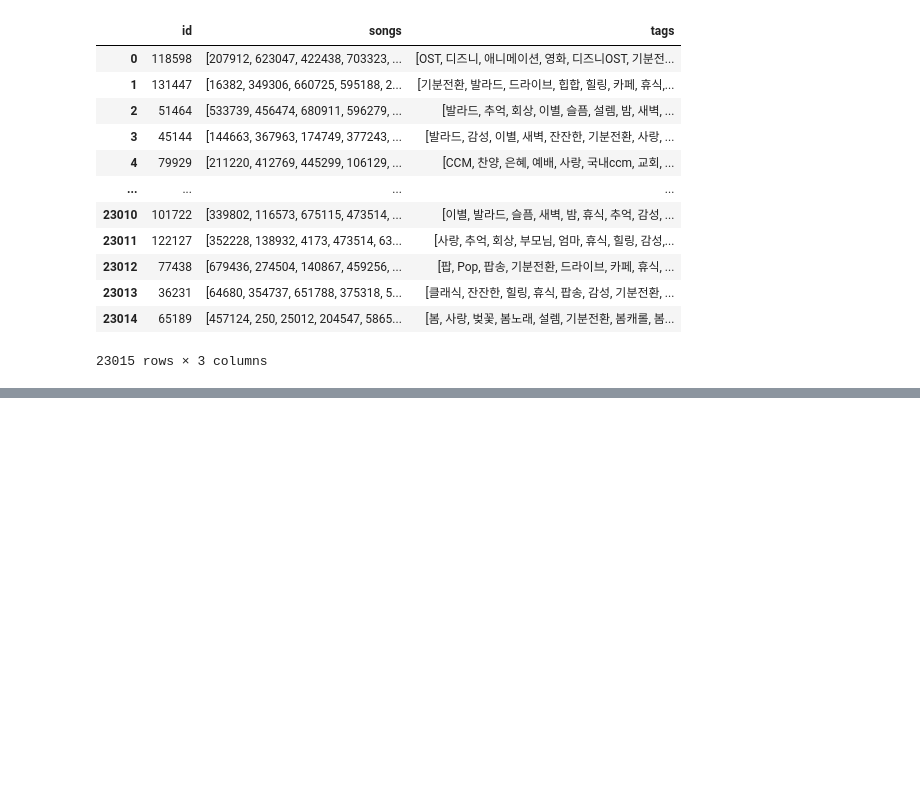
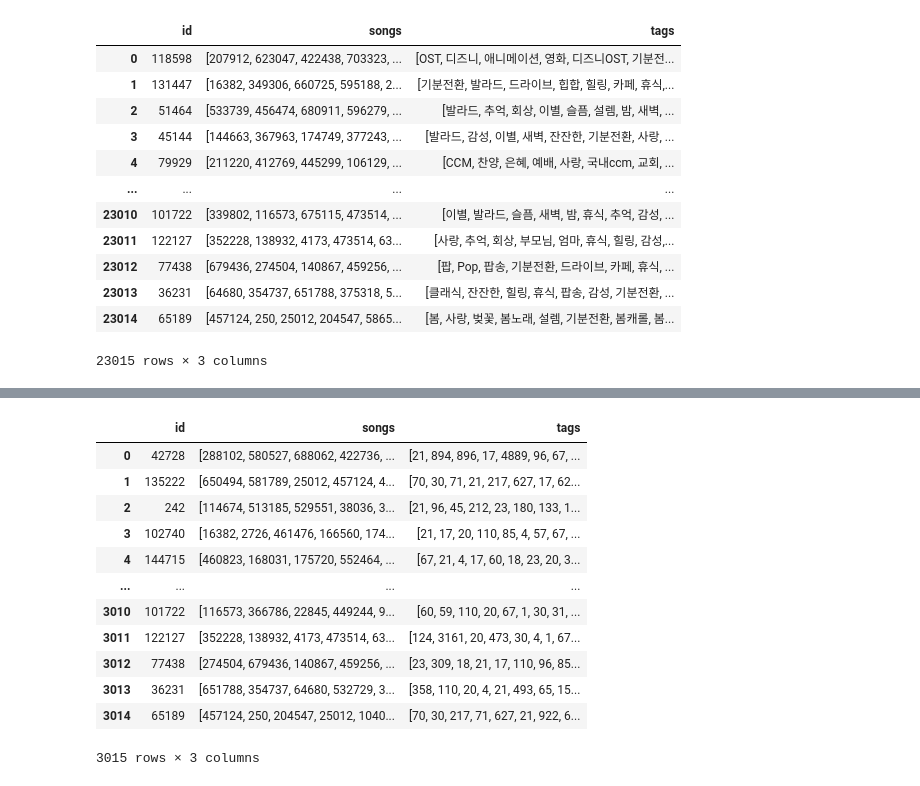
Before and after one commit to jehunyoo/Melon-Playlist-Continuation, a Jupyter notebook: LightKNN.ipynb, the cells around one changed output, grey strips where cells are left out. Cells and saved outputs as stored; diff of their text form; code cells hidden in the pictures; blank space fills up the shorter version.

```diff
--- a/LightKNN.ipynb
+++ b/LightKNN.ipynb
@@ -174,0 +264,10 @@ Wall time: 1h 31min 15s
+# %%
+%%time
+k = 100
+rho = 0.4
+knn = LightKNN(k, rho=rho, alpha=0.5, beta=0.5, sim_songs="idf")
+knn.fit(Xi[0])
+pred = knn.predict(Xi[1], start=20000, end=None)
+pred.to_json('submission/lightknn_100_idf_rho04a05b05_third.json', orient='records')
+pred
+# %% [output]
@@ -174,0 +276,13 @@ Wall time: 1h 31min 15s
+|  | id | songs | tags |
+| 0 | 42728 | [288102, 580527, 688062, 422736, ... | [21, 894, 896, 17, 4889, 96, 67, ... |
+| 1 | 135222 | [650494, 581789, 25012, 457124, 4... | [70, 30, 71, 21, 217, 627, 17, 62... |
+| 2 | 242 | [114674, 513185, 529551, 38036, 3... | [21, 96, 45, 212, 23, 180, 133, 1... |
+| 3 | 102740 | [16382, 2726, 461476, 166560, 174... | [21, 17, 20, 110, 85, 4, 57, 67, ... |
+| 4 | 144715 | [460823, 168031, 175720, 552464, ... | [67, 21, 4, 17, 60, 18, 23, 20, 3... |
+| ... | ... | ... | ... |
+| 3010 | 101722 | [116573, 366786, 22845, 449244, 9... | [60, 59, 110, 20, 67, 1, 30, 31, ... |
+| 3011 | 122127 | [352228, 138932, 4173, 473514, 63... | [124, 3161, 20, 473, 30, 4, 1, 67... |
+| 3012 | 77438 | [274504, 679436, 140867, 459256, ... | [23, 309, 18, 21, 17, 110, 96, 85... |
+| 3013 | 36231 | [651788, 354737, 64680, 532729, 3... | [358, 110, 20, 4, 21, 493, 65, 15... |
+| 3014 | 65189 | [457124, 250, 204547, 25012, 1040... | [70, 30, 217, 71, 627, 21, 922, 6... |
+3015 rows × 3 columns
```
Also changed, not shown: parts of 12 cells of this notebook.
